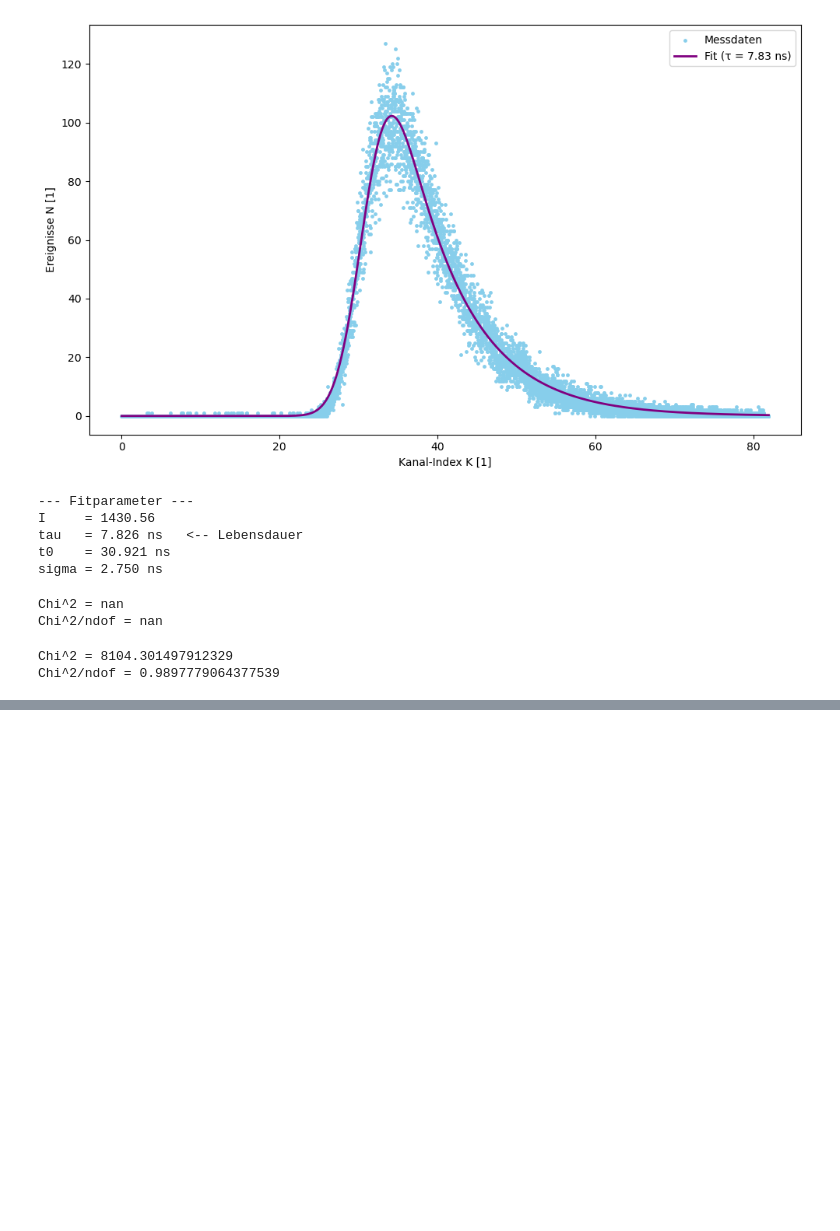
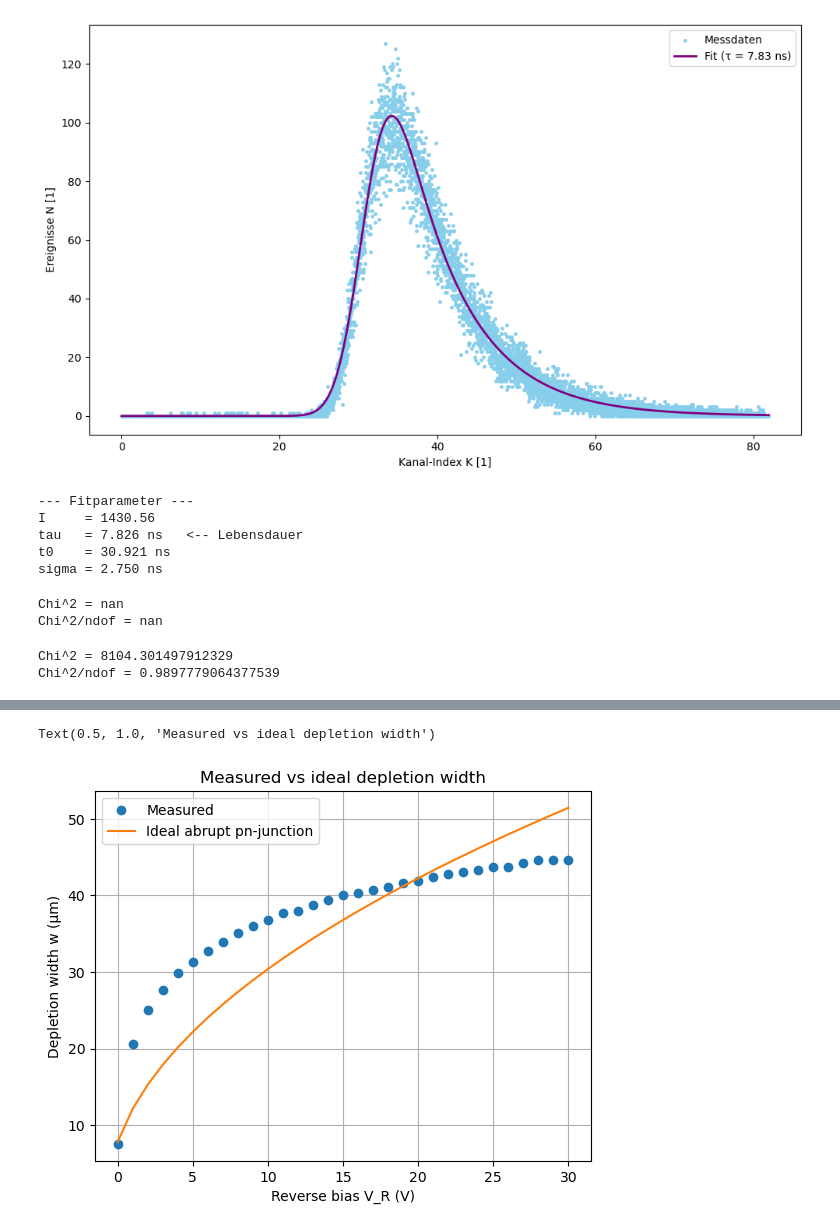
Before and after one commit to AriehT/p5_2026, a Jupyter notebook: v525/code/Auswertung.ipynb, the cells around one changed output, grey strips where cells are left out. Drawn from its saved outputs; the diff is of its cells as text; code cells hidden in the pictures; blank space fills up the shorter version.

```diff
--- a/v525/code/Auswertung.ipynb
+++ b/v525/code/Auswertung.ipynb
@@ -1543,0 +1591,20 @@ Chi^2/ndof = 0.9897779064377539
+# %%
+q = 1.602e-19
+V_bi = 0.7  # V, can tweak
+# Choose N_eff to roughly match w(0); start with ~1.5e13 cm^-3
+N_eff_cm3 = 1.5e13
+N_eff = N_eff_cm3 * 1e6  # m^-3
+
+w_ideal = np.sqrt(2 * eps_s * (V_bi + V) / (q * N_eff))
+
+plt.figure()
+plt.plot(V, w_meas * 1e6, 'o', label='Measured')
+plt.plot(V, w_ideal * 1e6, '-', label='Ideal abrupt pn-junction')
+plt.xlabel('Reverse bias V_R (V)')
+plt.ylabel('Depletion width w (µm)')
+plt.grid(True)
+plt.legend()
+plt.title('Measured vs ideal depletion width')
+# %% [output]
+Text(0.5, 1.0, 'Measured vs ideal depletion width')
+[figure, added]
```
Also changed, not shown: parts of 1 cell of this notebook.
